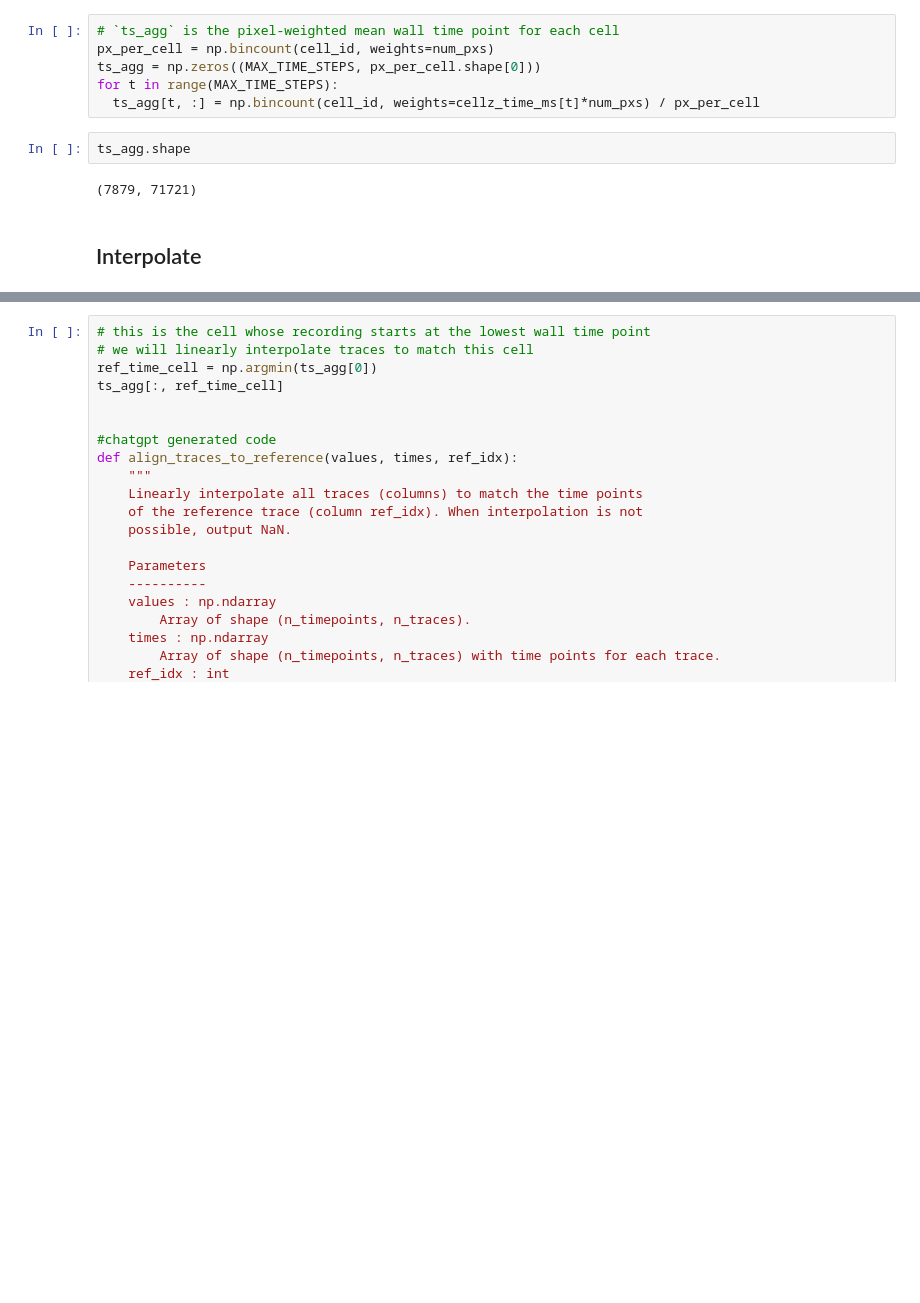
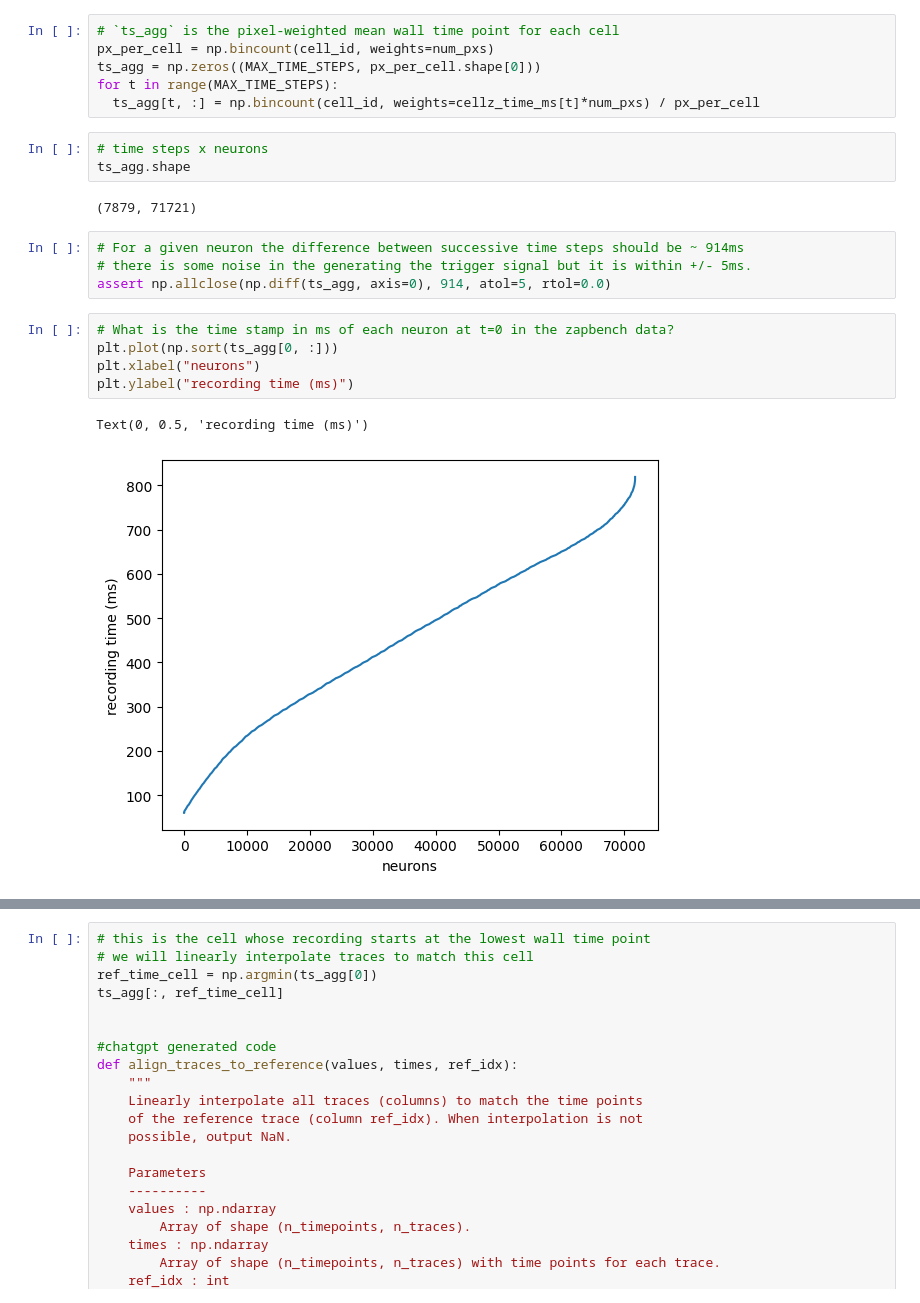
Before and after one commit to vijk777/zapbench, a Jupyter notebook: processing/examine_high_res_traces.ipynb, the cells around one changed output, grey strips where cells are left out. Drawn from its saved outputs; the diff is of its cells as text; blank space fills up the shorter version.

```diff
--- a/processing/examine_high_res_traces.ipynb
+++ b/processing/examine_high_res_traces.ipynb
@@ -75,9 +90,20 @@ px_per_cell = np.bincount(cell_id, weights=num_pxs)
 ts_agg = np.zeros((MAX_TIME_STEPS, px_per_cell.shape[0]))
 for t in range(MAX_TIME_STEPS):
   ts_agg[t, :] = np.bincount(cell_id, weights=cellz_time_ms[t]*num_pxs) / px_per_cell
-# %%
-ts_agg.shape
-# %% [output]
-(7879, 71721)
-# %% [markdown]
-## Interpolate
+# %%
+# time steps x neurons
+ts_agg.shape
+# %% [output]
+(7879, 71721)
+# %%
+# For a given neuron the difference between successive time steps should be ~ 914ms
+# there is some noise in the generating the trigger signal but it is within +/- 5ms.
+assert np.allclose(np.diff(ts_agg, axis=0), 914, atol=5, rtol=0.0)
+# %%
+# What is the time stamp in ms of each neuron at t=0 in the zapbench data?
+plt.plot(np.sort(ts_agg[0, :]))
+plt.xlabel("neurons")
+plt.ylabel("recording time (ms)")
+# %% [output]
+Text(0, 0.5, 'recording time (ms)')
+[figure, added]
```
Also changed, not shown: parts of 7 cells of this notebook.
